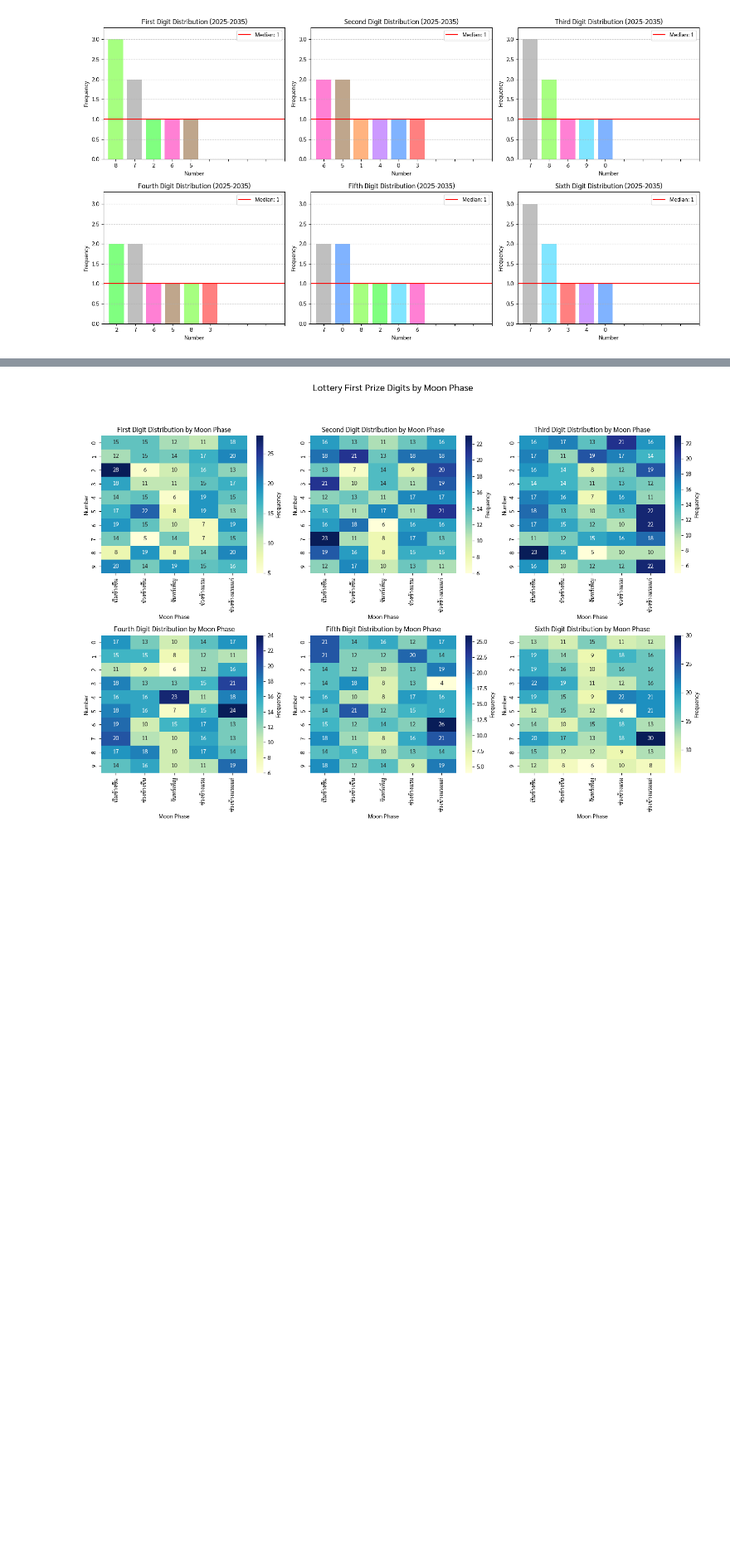
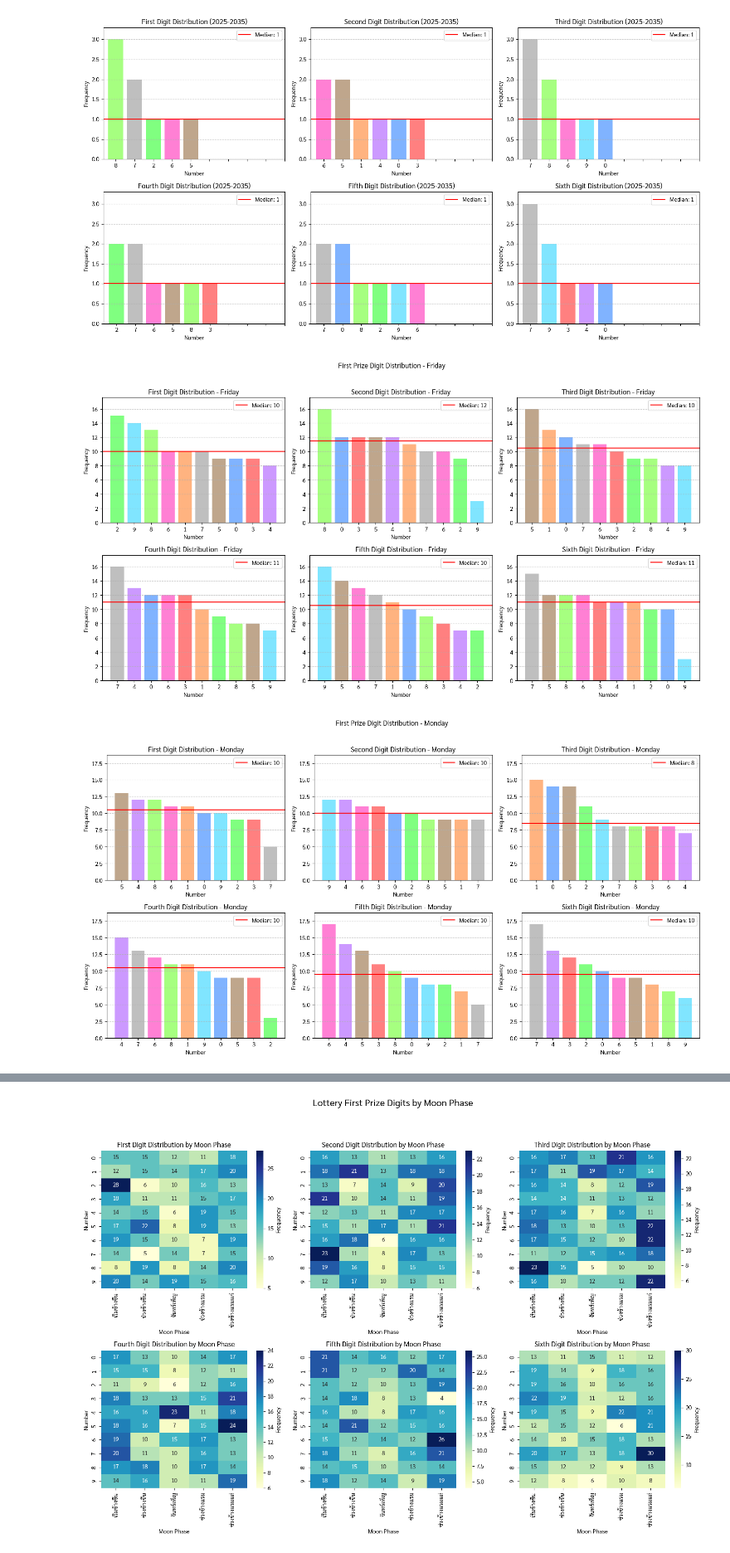
Before and after one commit to tangnatta/AUT461-Thai-Lottery-2025, a Jupyter notebook: eda.ipynb, the cells around one changed output, grey strips where cells are left out. Shown at 83% size. Drawn from its saved outputs; the diff is of its cells as text; code cells hidden in the pictures; blank space fills up the shorter version.

Commit message:
add distribution of 1st prize by week

```diff
--- a/eda.ipynb
+++ b/eda.ipynb
@@ -392,3 +392,39 @@ for year in years:
 [figure]
 [figure]
 [figure]
+# %%
+# Group by day of week
+for dow, group in df.groupby('dow'):
+    plt.figure(figsize=(15, 8))
+
+    for i, (pos, label) in enumerate(positions):
+        plt.subplot(2, 3, i+1)
+
+        digit_var_name = f'win_digit{i+1}'
+        digit_counts = group['1st_prize'].str[pos].value_counts()
+
+        # Use number_colors for each bar based on the digit
+        colors = [number_colors[str(digit)] for digit in digit_counts.index]
+        plt.bar(digit_counts.index, digit_counts.values, color=colors)
+
+        median_value = digit_counts.median()
+        plt.axhline(y=median_value, color='r', linestyle='-',
+                    label=f'Median: {median_value:.0f}')
+
+        plt.title(f'{label} Digit Distribution - {dow}')
+        plt.xlabel('Number')
+        plt.ylabel('Frequency')
+        plt.xticks(range(10))
+
+        # Set consistent y-axis limits for each day
+        max_frequency = max(group['1st_prize'].str[pos].value_counts().max() for pos in range(6))
+        plt.ylim(0, max_frequency * 1.1)
+        plt.grid(axis='y', linestyle='--', alpha=0.7)
+        plt.legend()
+
+    plt.suptitle(f'First Prize Digit Distribution - {dow}', y=1.02)
+    plt.tight_layout()
+    plt.show()
+# %% [output]
+[figure, added]
+[figure, added]
```
Also changed, not shown: parts of 1 cell of this notebook.
